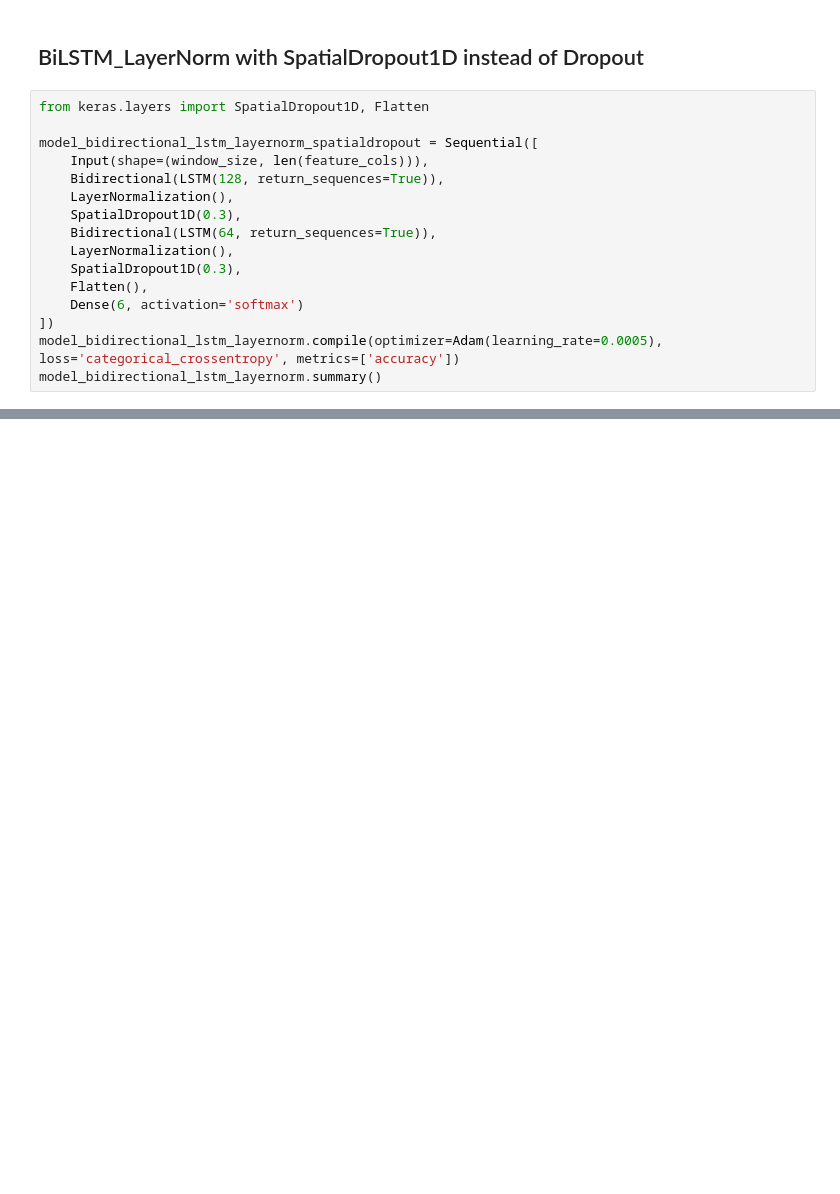
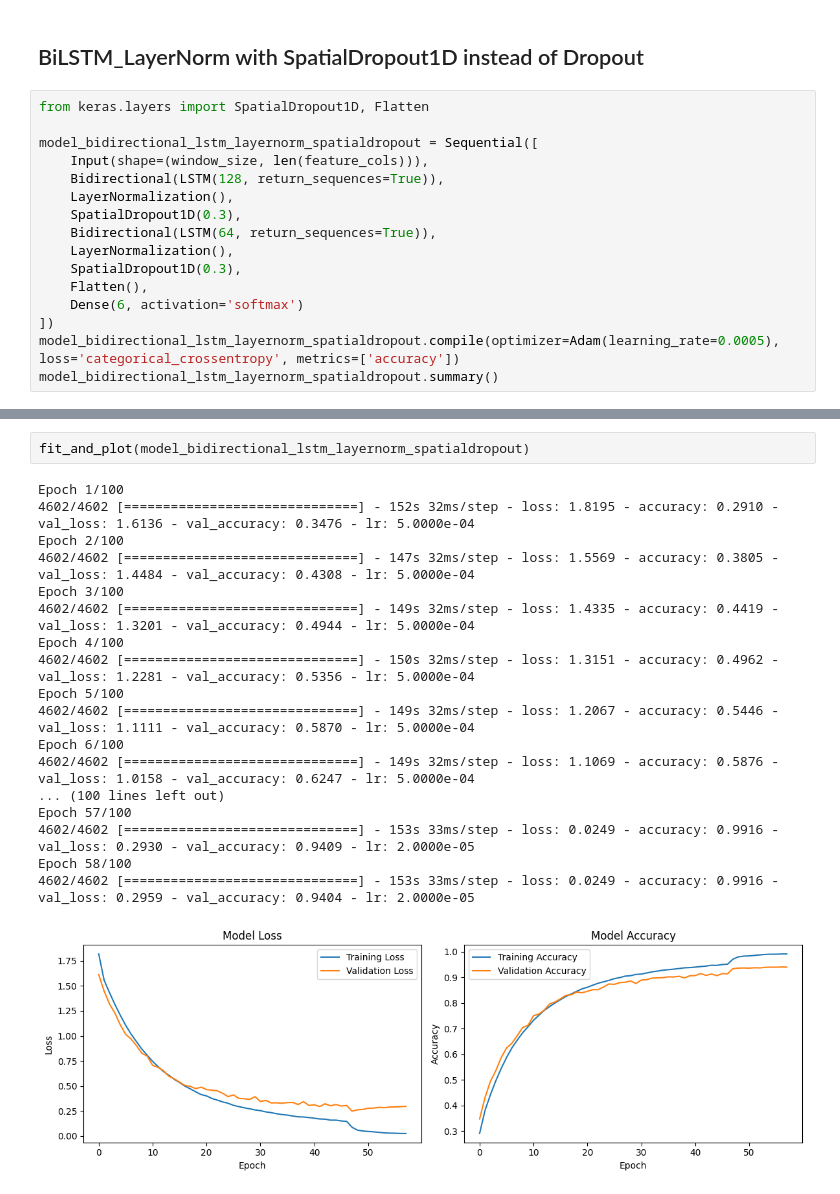
Before and after one commit to MekhyW/Facial-Emotion-Classification-2, a Jupyter notebook: notebooks/model.ipynb, the cells around one changed output, grey strips where cells are left out. Drawn from its saved outputs; the diff is of its cells as text; blank space fills up the shorter version.

```diff
--- a/notebooks/model.ipynb
+++ b/notebooks/model.ipynb
@@ -598,6 +598,6 @@ model_bidirectional_lstm_layernorm_spatialdropout = Sequential([
     Flatten(),
     Dense(6, activation='softmax')
 ])
-model_bidirectional_lstm_layernorm.compile(optimizer=Adam(learning_rate=0.0005), loss='categorical_crossentropy', metrics=['accuracy'])
-model_bidirectional_lstm_layernorm.summary()
+model_bidirectional_lstm_layernorm_spatialdropout.compile(optimizer=Adam(learning_rate=0.0005), loss='categorical_crossentropy', metrics=['accuracy'])
+model_bidirectional_lstm_layernorm_spatialdropout.summary()
 # %% [output]
@@ -604,0 +621,21 @@ ValueError: Input 0 of layer "spatial_dropout1d_1" is incompatible with the laye
+# %%
+fit_and_plot(model_bidirectional_lstm_layernorm_spatialdropout)
+# %% [output]
+Epoch 1/100
+4602/4602 [==============================] - 152s 32ms/step - loss: 1.8195 - accuracy: 0.2910 - val_loss: 1.6136 - val_accuracy: 0.3476 - lr: 5.0000e-04
+Epoch 2/100
+4602/4602 [==============================] - 147s 32ms/step - loss: 1.5569 - accuracy: 0.3805 - val_loss: 1.4484 - val_accuracy: 0.4308 - lr: 5.0000e-04
+Epoch 3/100
+4602/4602 [==============================] - 149s 32ms/step - loss: 1.4335 - accuracy: 0.4419 - val_loss: 1.3201 - val_accuracy: 0.4944 - lr: 5.0000e-04
+Epoch 4/100
+4602/4602 [==============================] - 150s 32ms/step - loss: 1.3151 - accuracy: 0.4962 - val_loss: 1.2281 - val_accuracy: 0.5356 - lr: 5.0000e-04
+Epoch 5/100
+4602/4602 [==============================] - 149s 32ms/step - loss: 1.2067 - accuracy: 0.5446 - val_loss: 1.1111 - val_accuracy: 0.5870 - lr: 5.0000e-04
+Epoch 6/100
+4602/4602 [==============================] - 149s 32ms/step - loss: 1.1069 - accuracy: 0.5876 - val_loss: 1.0158 - val_accuracy: 0.6247 - lr: 5.0000e-04
+... (100 lines left out)
+Epoch 57/100
+4602/4602 [==============================] - 153s 33ms/step - loss: 0.0249 - accuracy: 0.9916 - val_loss: 0.2930 - val_accuracy: 0.9409 - lr: 2.0000e-05
+Epoch 58/100
+4602/4602 [==============================] - 153s 33ms/step - loss: 0.0249 - accuracy: 0.9916 - val_loss: 0.2959 - val_accuracy: 0.9404 - lr: 2.0000e-05
+[figure, added]
```
Also changed, not shown: parts of 2 cells of this notebook.
